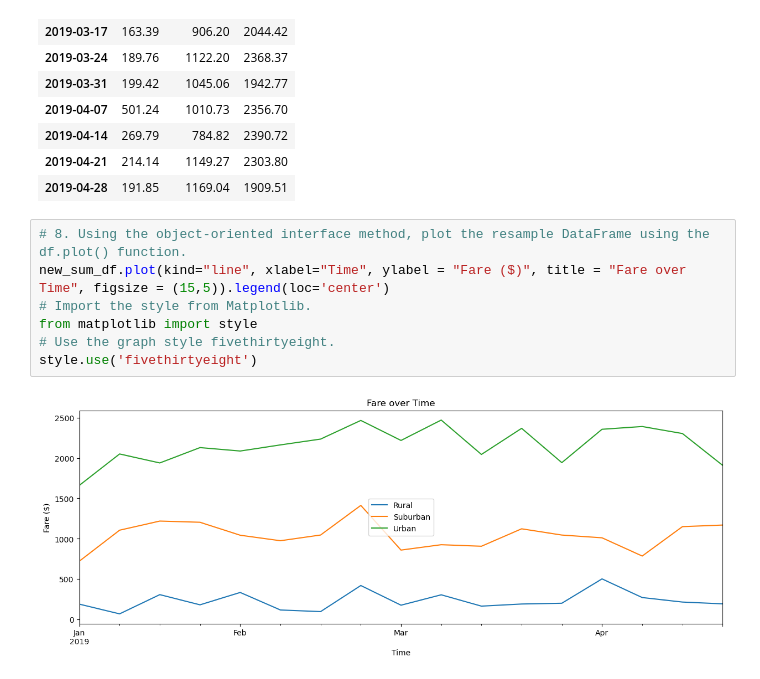
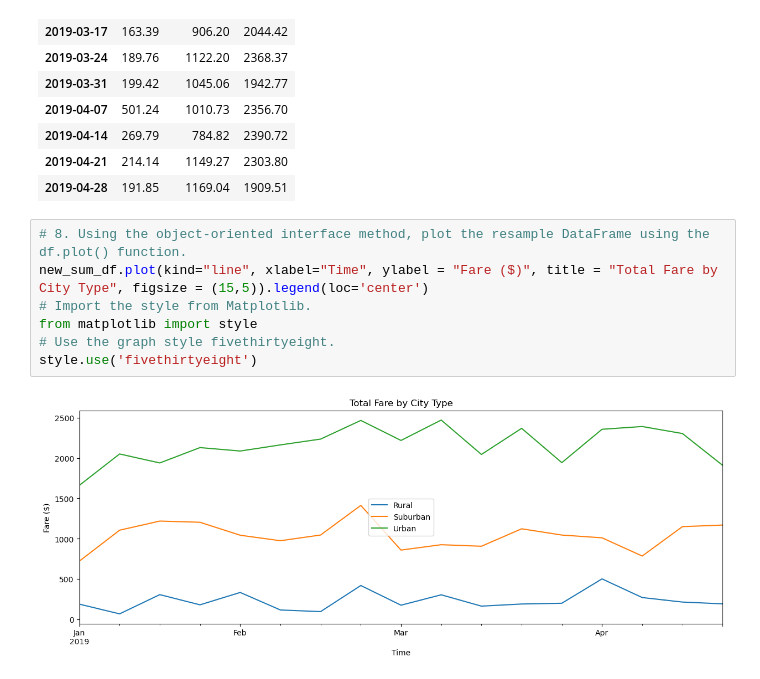
Before and after one commit to mkelly674/Fare_Anylsis, a Jupyter notebook: PyBer_Challenge_starter_code.ipynb, the cells around one changed output. Saved outputs shown, nothing was run; the diff lists cells and outputs as text.

```diff
--- a/PyBer_Challenge_starter_code.ipynb
+++ b/PyBer_Challenge_starter_code.ipynb
@@ -260,10 +260,10 @@ new_sum_df
 | 2019-04-28 | 191.85 | 1169.04 | 1909.51 |
 # %%
 # 8. Using the object-oriented interface method, plot the resample DataFrame using the df.plot() function.
-new_sum_df.plot(kind="line", xlabel="Time", ylabel = "Fare ($)", title = "Fare over Time", figsize = (15,5)).legend(loc='center')
+new_sum_df.plot(kind="line", xlabel="Time", ylabel = "Fare ($)", title = "Total Fare by City Type", figsize = (15,5)).legend(loc='center')
 # Import the style from Matplotlib.
 from matplotlib import style
 # Use the graph style fivethirtyeight.
 style.use('fivethirtyeight')
 # %% [output]
-[figure, old version]
+[figure, new version]
```
